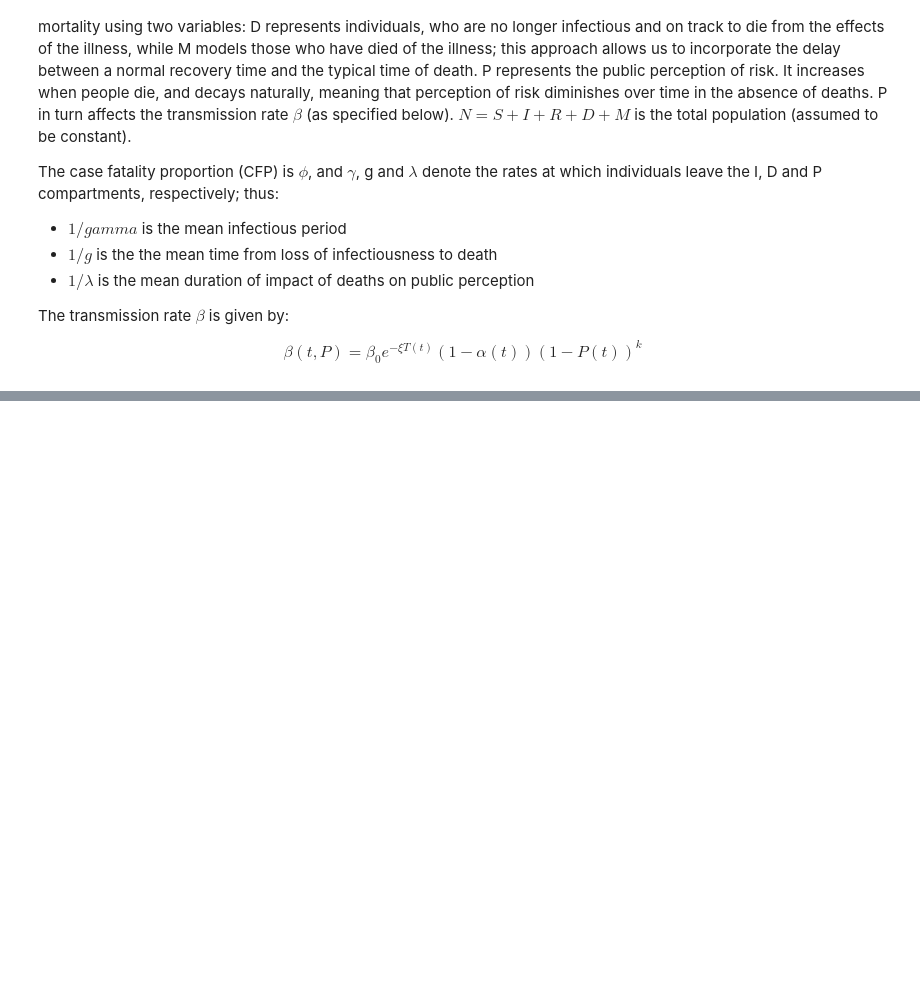
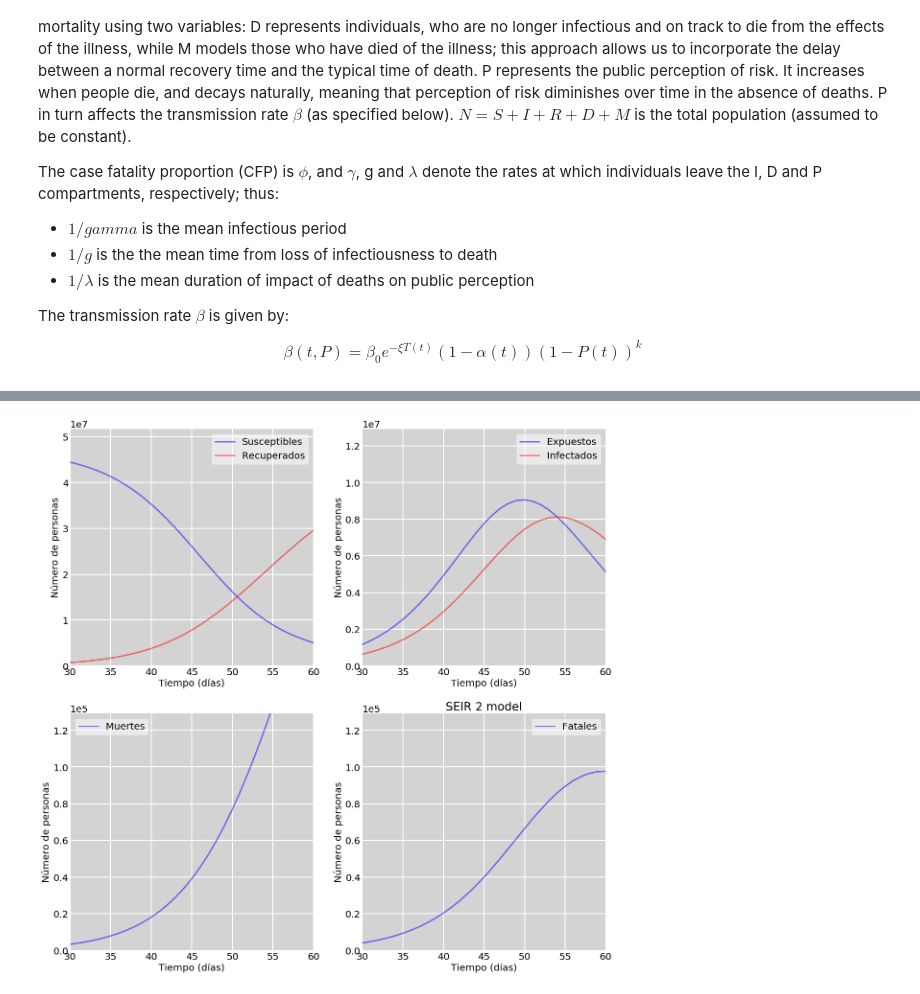
Before and after one commit to jjgomezcadenas/C19, a Jupyter notebook: nb/SEIR2.ipynb, the cells around one changed output, grey strips where cells are left out. Cells and saved outputs as stored; diff of their text form; code cells hidden in the pictures; blank space fills up the shorter version.

```diff
--- a/nb/SEIR2.ipynb
+++ b/nb/SEIR2.ipynb
@@ -127,0 +190,4 @@ plot_seir2(seir2, T='SEIR 2 model', figsize=(10,10), facecolor='LightGrey')
+# %%
+plot2_seir2(seir2, T='SEIR 2 model', figsize=(20,20), xmin=30, xmax=60, facecolor='LightGrey')
+# %% [output]
+[figure, added]
```
Also changed, not shown: parts of 6 cells of this notebook, 1 other file.
